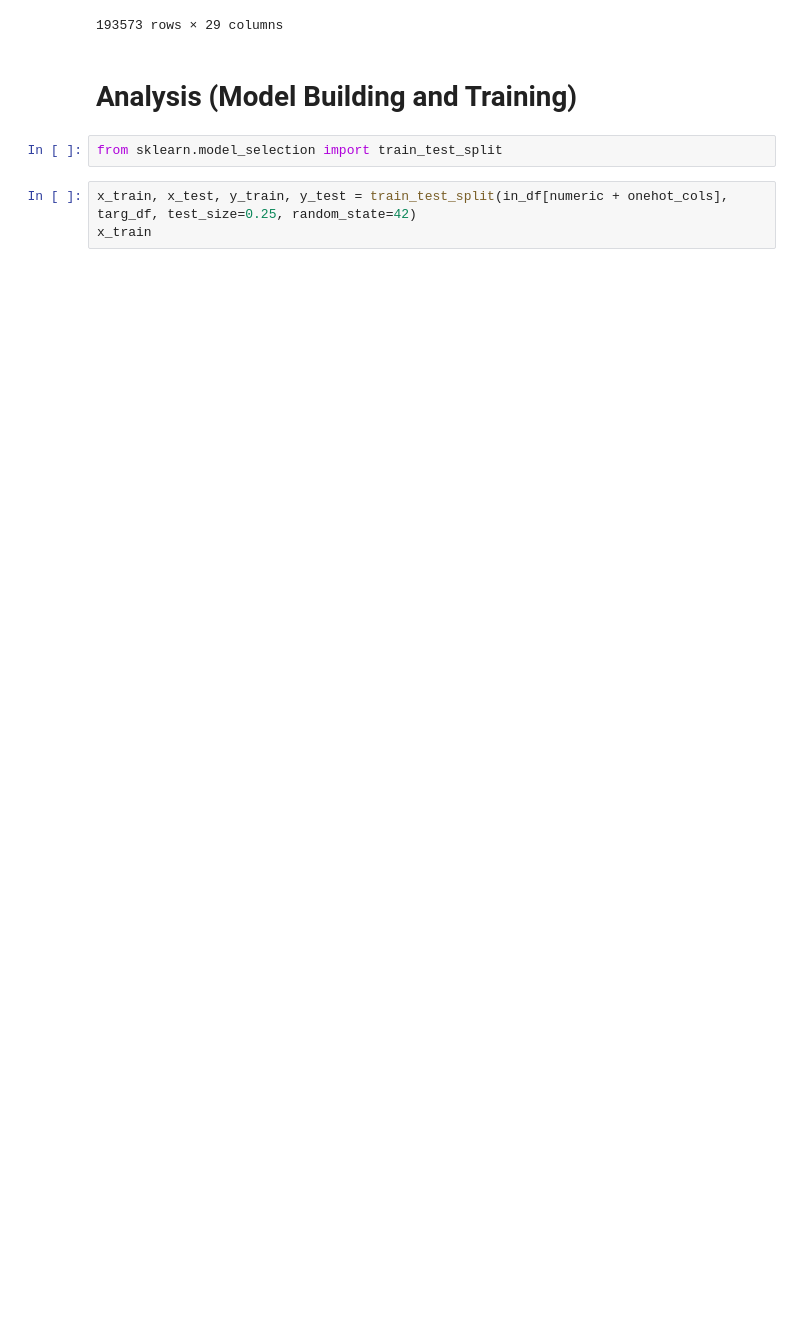
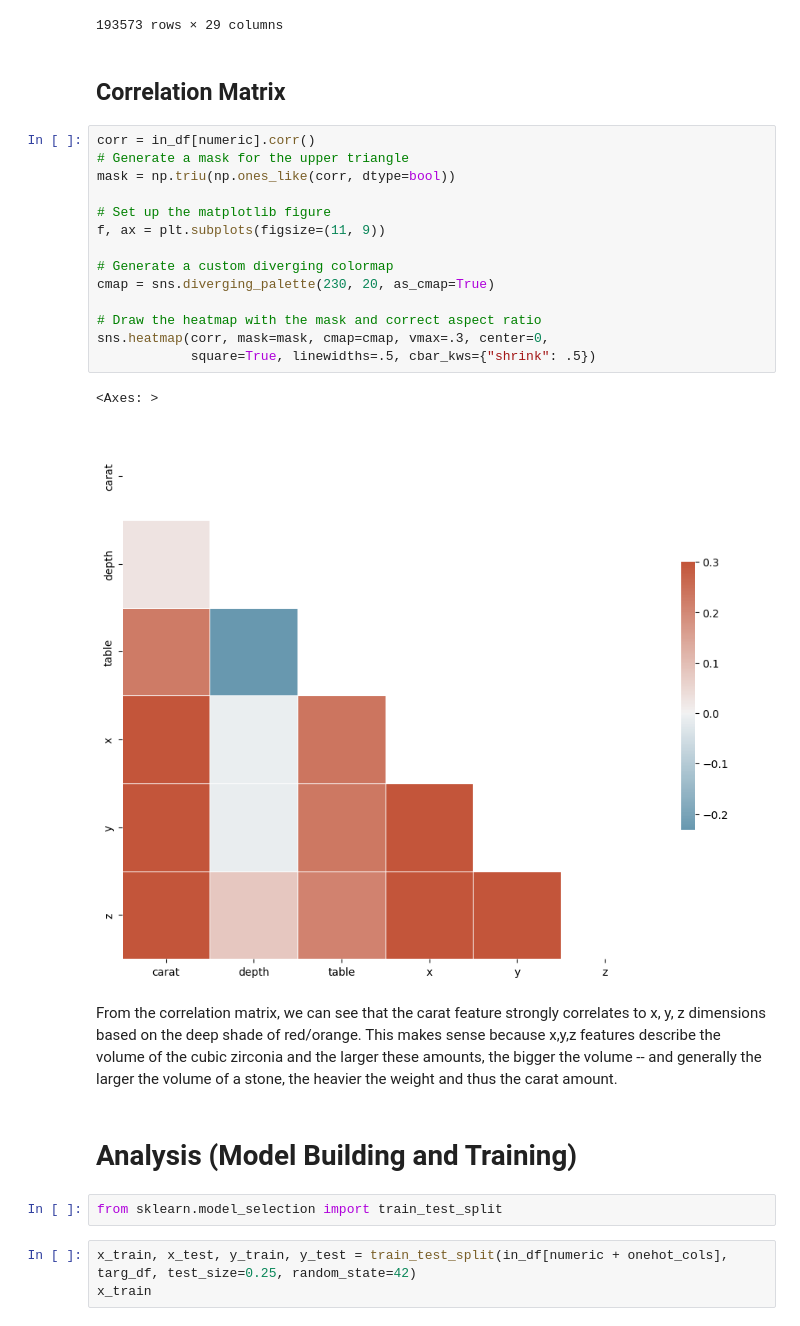
Before and after one commit to hkwan11/gemstone-price-prediction, a Jupyter notebook: regression.ipynb, the cells around one changed output. Drawn from its saved outputs; the diff is of its cells as text; blank space fills up the shorter version.

```diff
--- a/regression.ipynb
+++ b/regression.ipynb
@@ -234,6 +229,27 @@ in_df
 | 193571 | 0.042424 | Very Good | D | SI1 | 0.553846 | 0.200000 | 0.461140 | 0.448551 | 0.089776 | 0.0 | ... | ... |
 | 193572 | 0.154545 | Good | E | SI2 | 0.446154 | 0.500000 | 0.593782 | 0.570430 | 0.111182 | 0.0 | ... | ... |
 193573 rows × 29 columns
+# %% [markdown]
+## Correlation Matrix
+# %%
+corr = in_df[numeric].corr()
+# Generate a mask for the upper triangle
+mask = np.triu(np.ones_like(corr, dtype=bool))
+
+# Set up the matplotlib figure
+f, ax = plt.subplots(figsize=(11, 9))
+
+# Generate a custom diverging colormap
+cmap = sns.diverging_palette(230, 20, as_cmap=True)
+
+# Draw the heatmap with the mask and correct aspect ratio
+sns.heatmap(corr, mask=mask, cmap=cmap, vmax=.3, center=0,
+            square=True, linewidths=.5, cbar_kws={"shrink": .5})
+# %% [output]
+<Axes: >
+[figure, added]
+# %% [markdown]
+From the correlation matrix, we can see that the carat feature strongly correlates to x, y, z dimensions based on the deep shade of red/orange. This makes sense because x,y,z features describe the volume of the cubic zirconia and the larger these amounts, the bigger the volume -- and generally the larger the volume of a stone, the heavier the weight and thus the carat amount.
 # %% [markdown]
 # Analysis (Model Building and Training)
 # %%
```
Also changed, not shown: parts of 12 cells of this notebook.
